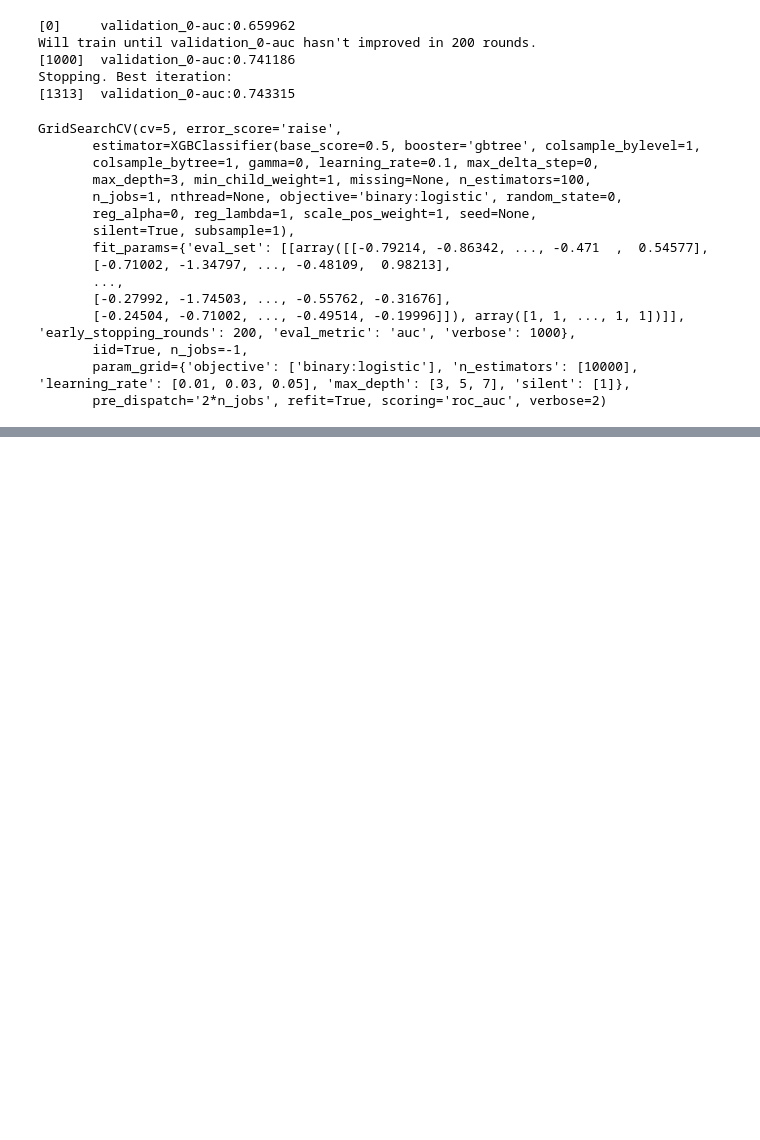
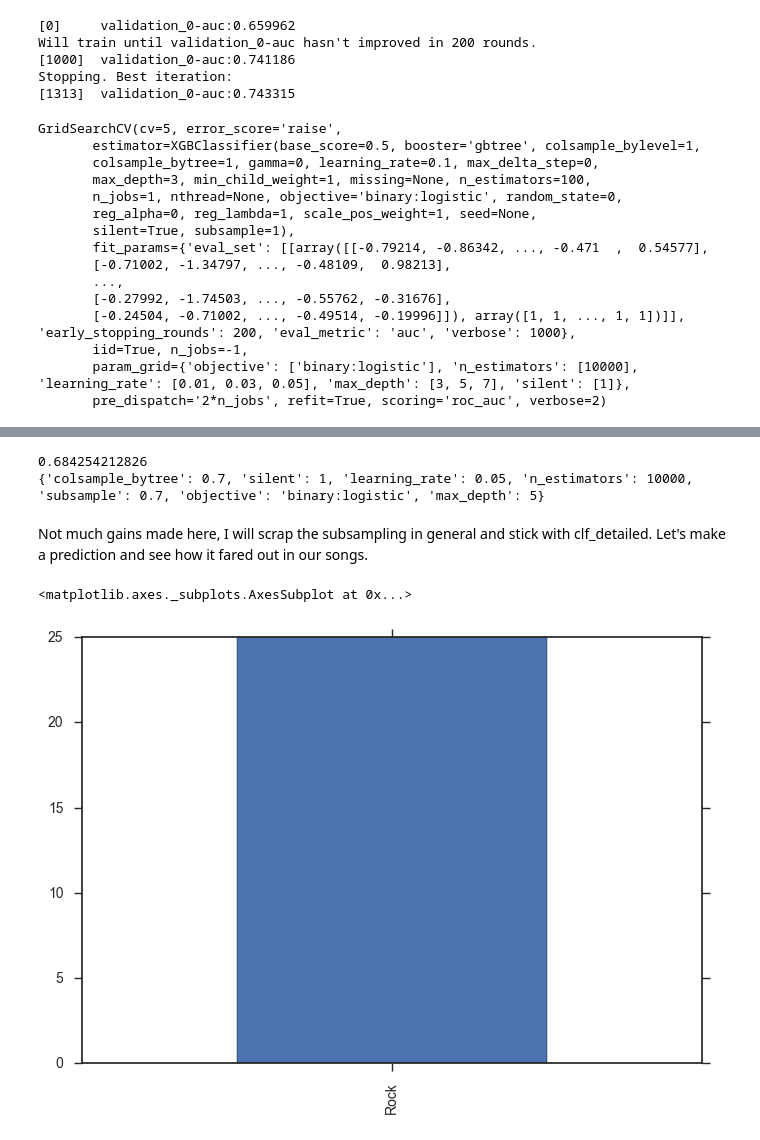
Before and after one commit to strikingmoose/music_clustering, a Jupyter notebook: notebook/6 - Gradient Boosting (Part II).ipynb, the cells around one changed output, grey strips where cells are left out. Cells and saved outputs as stored; diff of their text form; code cells hidden in the pictures; blank space fills up the shorter version.

Commit message:
image reformatting for jupyter on github

```diff
--- a/notebook/6 - Gradient Boosting (Part II).ipynb
+++ b/notebook/6 - Gradient Boosting (Part II).ipynb
@@ -481,0 +647,27 @@ GridSearchCV(cv=5, error_score='raise',
+# %%
+print clf_subsample.best_score_
+print clf_subsample.best_params_
+# %% [output]
+0.684254212826
+{'colsample_bytree': 0.7, 'silent': 1, 'learning_rate': 0.05, 'n_estimators': 10000, 'subsample': 0.7, 'objective': 'binary:logistic', 'max_depth': 5}
+# %% [markdown]
+Not much gains made here, I will scrap the subsampling in general and stick with clf\_detailed. Let's make a prediction and see how it fared out in our songs.
+# %%
+# Predict test
+y_test_pred = clf_detailed.predict(x_test)
+y_test_pred = [int(x) for x in y_test_pred]
+# %%
+# Create a new dataframe with just the song ids
+x_test_song_id_labels = my_itunes_data[my_itunes_data['song_id'].isin(test_song_ids)][['song_id', 'artist', 'title', 'genre']].reset_index(drop = True)
+
+# Append the predicted values to the song ids
+x_test_song_id_labels['y_test_pred'] = pd.Series(lb.inverse_transform(y_test_pred))
+
+# Group by and find the most commonly classified genre of each frame per song
+song_classification = x_test_song_id_labels.groupby(['song_id'])['y_test_pred'].agg(lambda x: x.value_counts().idxmax()).reset_index()
+
+# Plot histogram of predicted song genres
+song_classification['y_test_pred'].value_counts().plot(kind = 'bar')
+# %% [output]
+<matplotlib.axes._subplots.AxesSubplot at 0x...>
+[figure, added]
```
Also changed, not shown: parts of 19 cells of this notebook, 2 other files.
